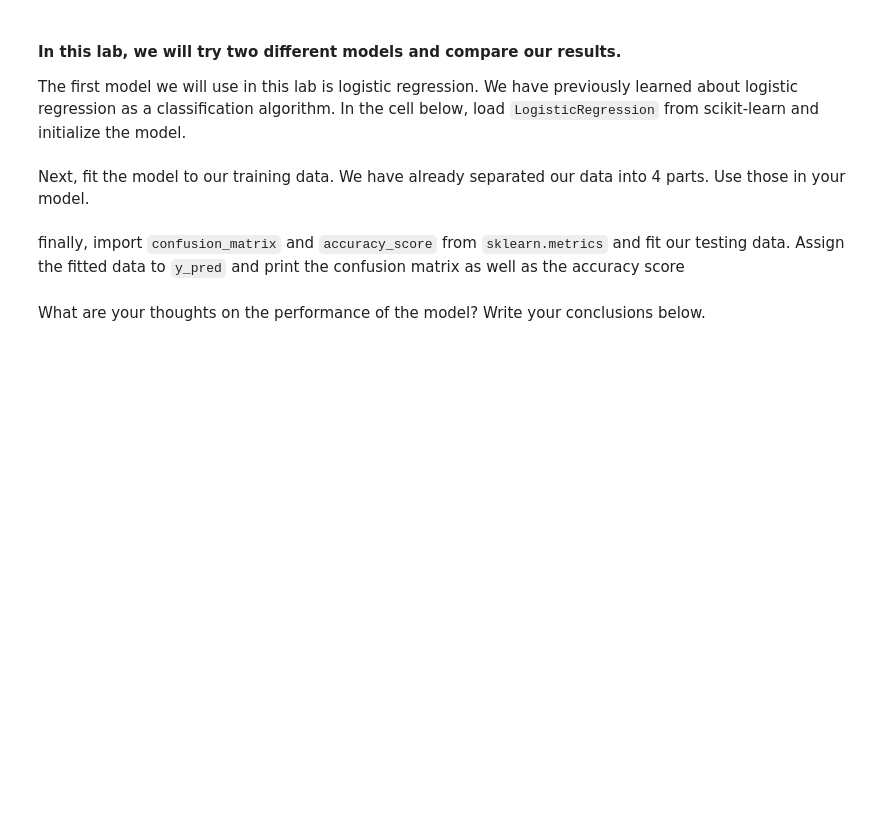
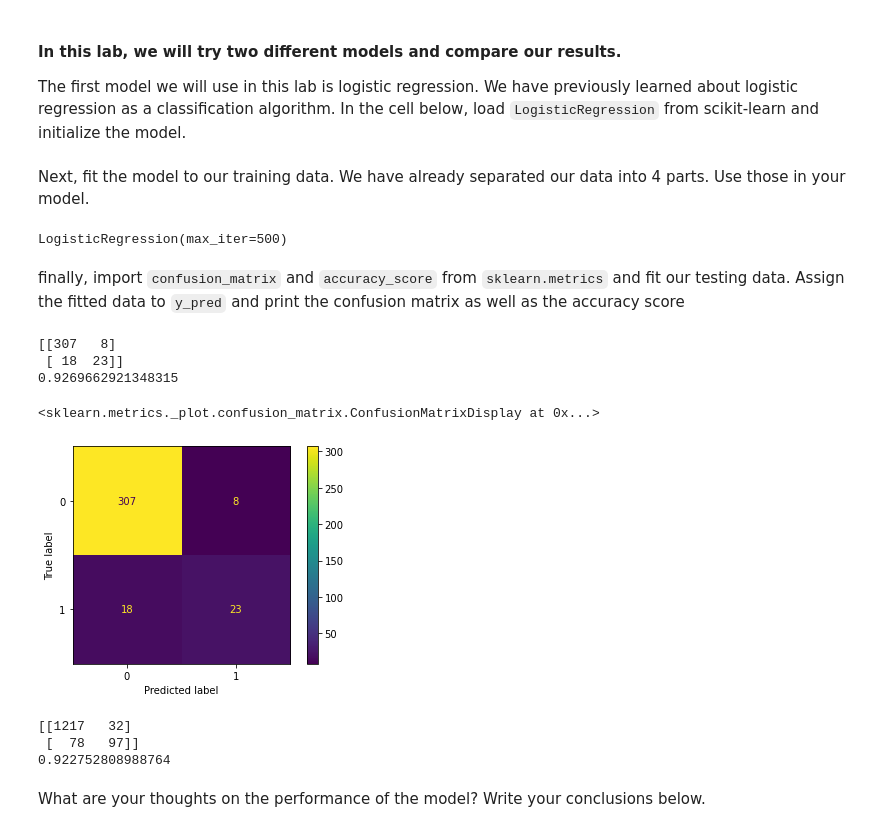
Before and after one commit to ta-data-remote/lab-supervised-learning, a Jupyter notebook: your-code/main.ipynb, the cells around one changed output. Drawn from its saved outputs; the diff is of its cells as text; code cells hidden in the pictures; blank space fills up the shorter version.

```diff
--- a/your-code/main.ipynb
+++ b/your-code/main.ipynb
@@ -317,3 +513,8 @@ from sklearn.model_selection import train_test_split
+# %%
+X = website_dummy.drop(columns = 'Type')
+y = website_dummy['Type']
+
+X_train, X_test, y_train, y_test = train_test_split(X,y, train_size=0.8, random_state=320)
 # %% [markdown]
 #### In this lab, we will try two different models and compare our results.
 
@@ -323,2 +524,4 @@ The first model we will use in this lab is logistic regression. We have previous
+# %%
+model = LogisticRegression(max_iter=500)
 # %% [markdown]
 Next, fit the model to our training data. We have already separated our data into 4 parts. Use those in your model.
@@ -327,2 +528,6 @@ Next, fit the model to our training data. We have already separated our data int
+# %%
+model.fit(X_train,y_train)
+# %% [output]
+LogisticRegression(max_iter=500)
 # %% [markdown]
 finally, import `confusion_matrix` and `accuracy_score` from `sklearn.metrics` and fit our testing data. Assign the fitted data to `y_pred` and print the confusion matrix as well as the accuracy score
@@ -331,2 +534,25 @@ finally, import `confusion_matrix` and `accuracy_score` from `sklearn.metrics` a
+# %%
+from sklearn.metrics import confusion_matrix, accuracy_score, plot_confusion_matrix
+
+y_pred_train = model.predict(X_train)
+y_pred_test  = model.predict(X_test)
+# %%
+print(confusion_matrix(y_test,y_pred_test))
+print(accuracy_score(y_test,y_pred_test))
+
+plot_confusion_matrix(model,X_test,y_test)
+# %% [output]
+[[307   8]
+ [ 18  23]]
+0.9269662921348315
+<sklearn.metrics._plot.confusion_matrix.ConfusionMatrixDisplay at 0x...>
+[figure, added]
+# %%
+print(confusion_matrix(y_train,y_pred_train))
+print(accuracy_score(y_train,y_pred_train))
+# %% [output]
+[[1217   32]
+ [  78   97]]
+0.922752808988764
 # %% [markdown]
 What are your thoughts on the performance of the model? Write your conclusions below.
```
Also changed, not shown: parts of 74 cells of this notebook.
